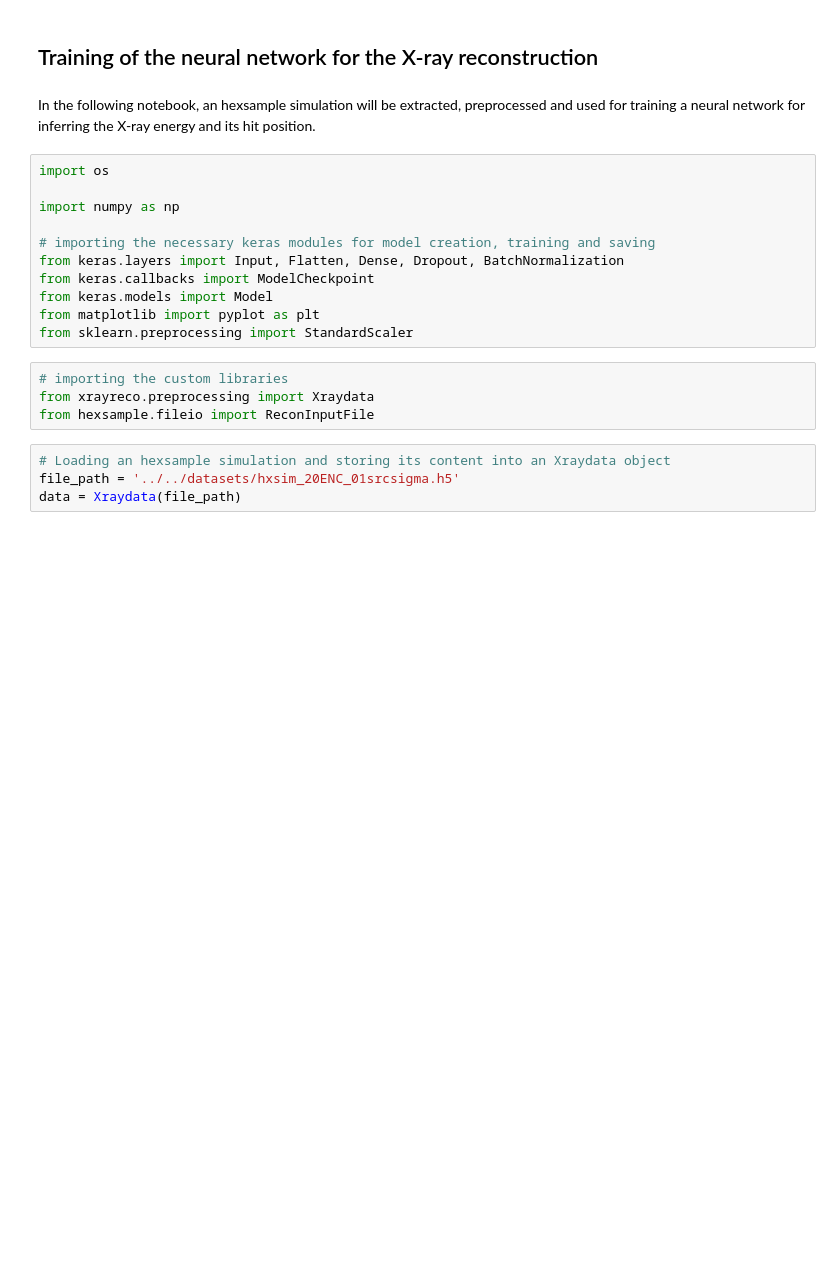
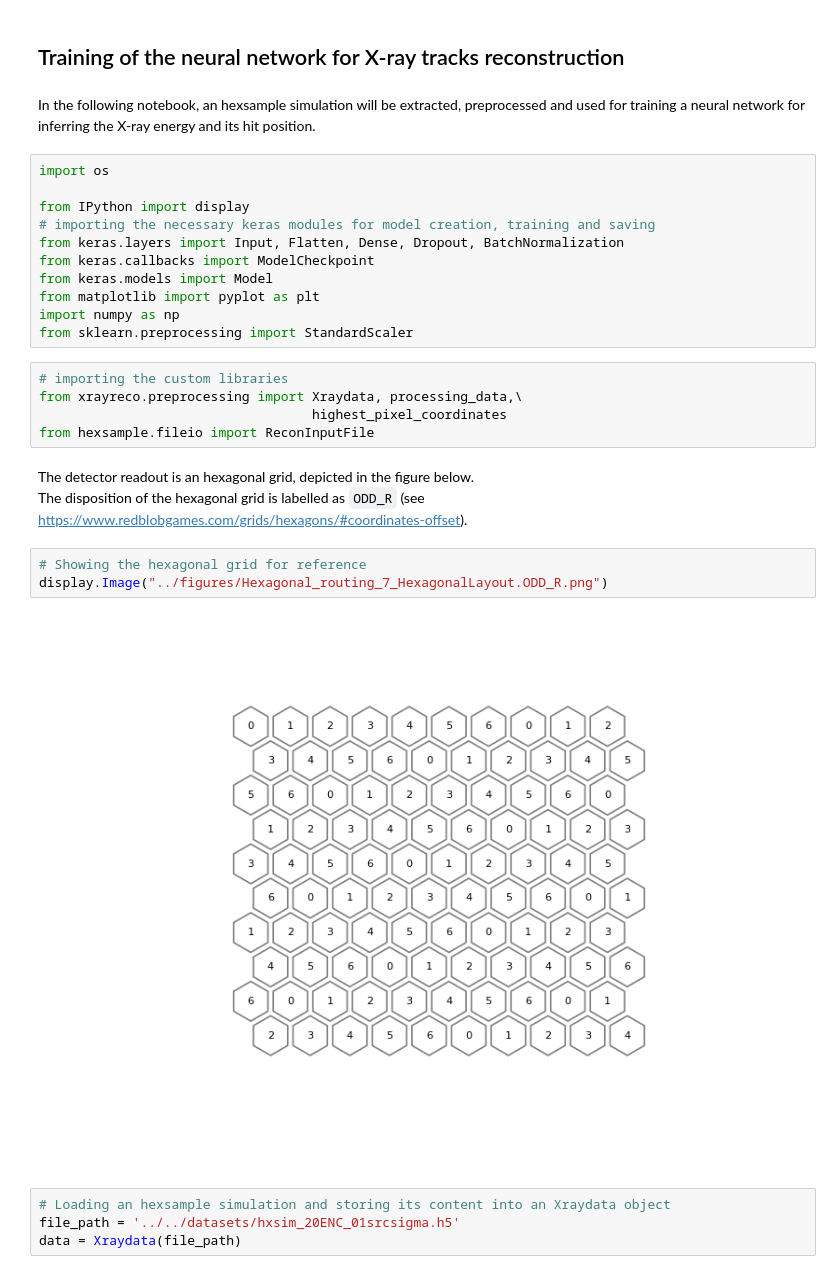
Before and after one commit to chiaratomaiuolo/xrayreco, a Jupyter notebook: xrayreco/bin/nn_trial1.ipynb, the cells around one changed output. Saved outputs shown, nothing was run; the diff lists cells and outputs as text; blank space fills up the shorter version.

```diff
--- a/xrayreco/bin/nn_trial1.ipynb
+++ b/xrayreco/bin/nn_trial1.ipynb
@@ -1,22 +1,31 @@
 # %% [markdown]
-## Training of the neural network for the X-ray reconstruction
+## Training of the neural network for X-ray tracks reconstruction
 # %% [markdown]
 In the following notebook, an hexsample simulation will be extracted, preprocessed and used for training a neural network for inferring the X-ray energy and its hit position.
 # %%
 import os
 
-import numpy as np
-
+from IPython import display
 # importing the necessary keras modules for model creation, training and saving
 from keras.layers import Input, Flatten, Dense, Dropout, BatchNormalization
 from keras.callbacks import ModelCheckpoint
 from keras.models import Model
 from matplotlib import pyplot as plt
+import numpy as np
 from sklearn.preprocessing import StandardScaler
 # %%
 # importing the custom libraries
-from xrayreco.preprocessing import Xraydata
+from xrayreco.preprocessing import Xraydata, processing_data,\
+                                   highest_pixel_coordinates
 from hexsample.fileio import ReconInputFile
+# %% [markdown]
+The detector readout is an hexagonal grid, depicted in the figure below.
+The disposition of the hexagonal grid is labelled as `ODD_R` (see https://www.redblobgames.com/grids/hexagons/#coordinates-offset).
+# %%
+# Showing the hexagonal grid for reference
+display.Image("../figures/Hexagonal_routing_7_HexagonalLayout.ODD_R.png")
+# %% [output]
+[figure, added]
 # %%
 # Loading an hexsample simulation and storing its content into an Xraydata object
 file_path = '../../datasets/hxsim_20ENC_01srcsigma.h5'
```
Also changed, not shown: parts of 40 cells of this notebook.
